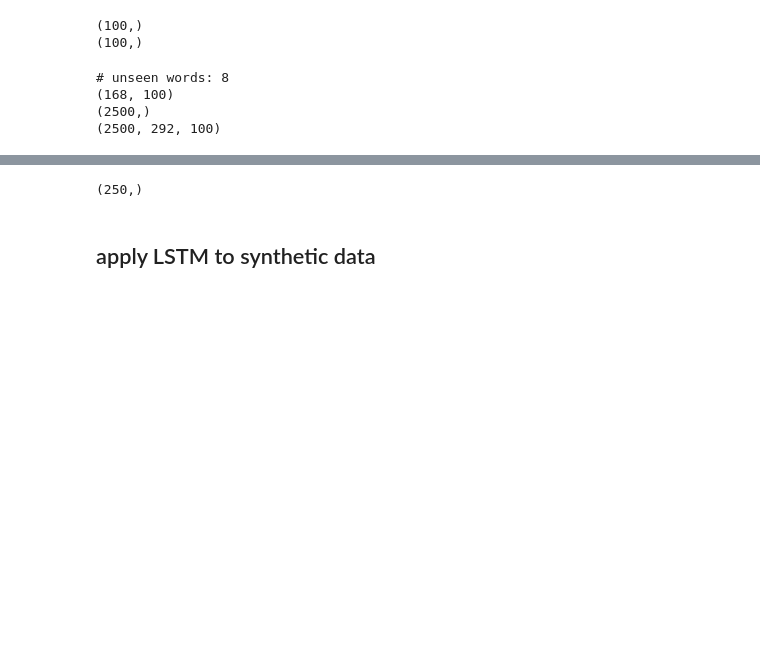
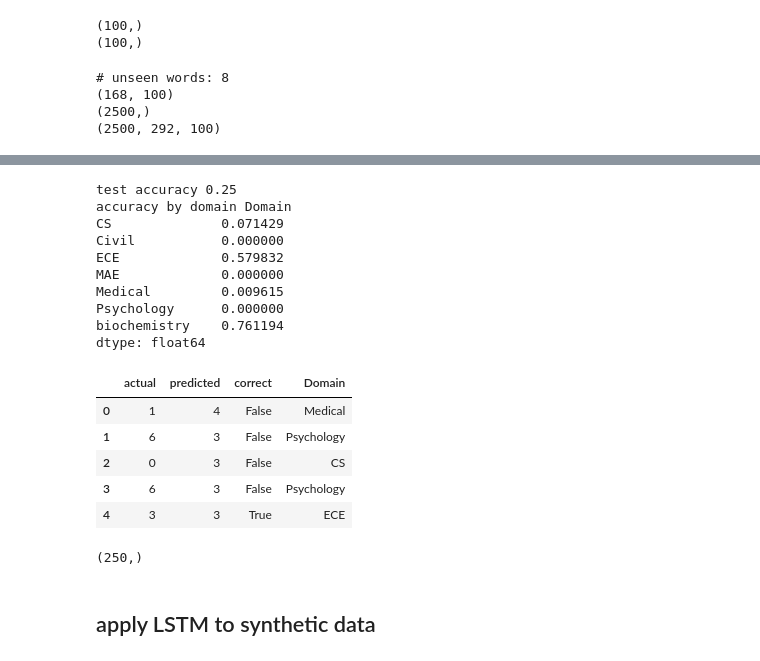
Before and after one commit to clarissaache/DocumentClassifier, a Jupyter notebook: lstmClassifier.ipynb, the cells around one changed output, grey strips where cells are left out. Drawn from its saved outputs; the diff is of its cells as text; code cells hidden in the pictures; blank space fills up the shorter version.

```diff
--- a/lstmClassifier.ipynb
+++ b/lstmClassifier.ipynb
@@ -321,3 +328,33 @@ test accuracy 0.64
+# %%
+num2topic = { 0:'CS', 1:'Medical',2:"Civil", 3:"ECE", 4:'biochemistry', 5:"MAE", 6:'Psychology'}
+y_pred= net.predict(X_test)
+test_accuracy = np.sum(y_pred==Y_test)/len(Y_test)
+print("test accuracy",test_accuracy)
+df_compare = pd.DataFrame({"actual":Y_test,"predicted":y_pred})
+df_compare["correct"] = np.equal(df_compare.actual,df_compare.predicted)
+df_compare['Domain'] = df_compare.actual.map(num2topic)
+
+# compute accuracy by domain
+accuracy_by_domain = df_compare.groupby('Domain').apply(lambda grp: np.sum(grp.correct)/len(grp))
+print("accuracy by domain", accuracy_by_domain)
+df_compare.head()
+# %% [output]
+test accuracy 0.25
+accuracy by domain Domain
+CS              0.071429
+Civil           0.000000
+ECE             0.579832
+MAE             0.000000
+Medical         0.009615
+Psychology      0.000000
+biochemistry    0.761194
+dtype: float64
+|  | actual | predicted | correct | Domain |
+| 0 | 1 | 4 | False | Medical |
+| 1 | 6 | 3 | False | Psychology |
+| 2 | 0 | 3 | False | CS |
+| 3 | 6 | 3 | False | Psychology |
+| 4 | 3 | 3 | True | ECE |
 # %%
 np.shape(Y_test)
 # %% [output]
```
Also changed, not shown: parts of 8 cells of this notebook.
